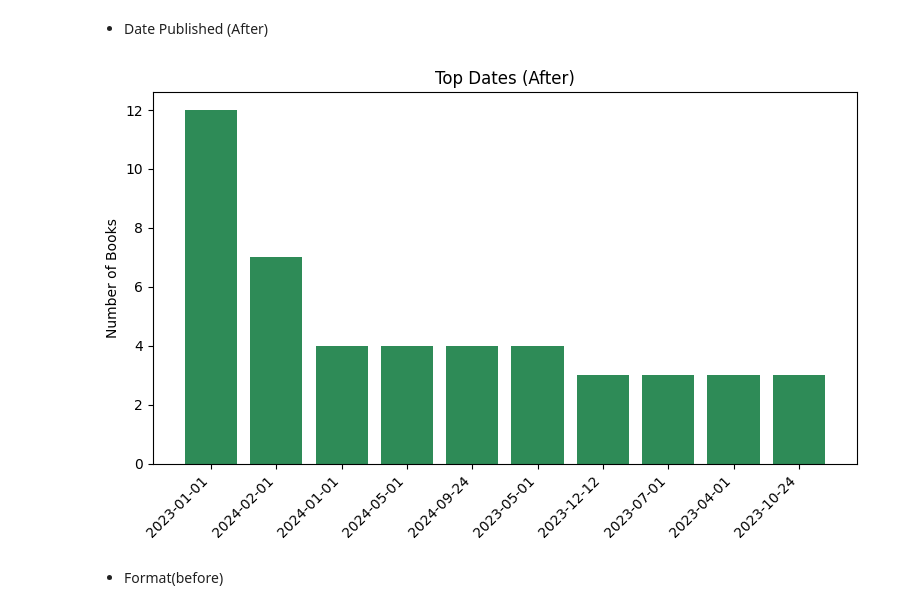
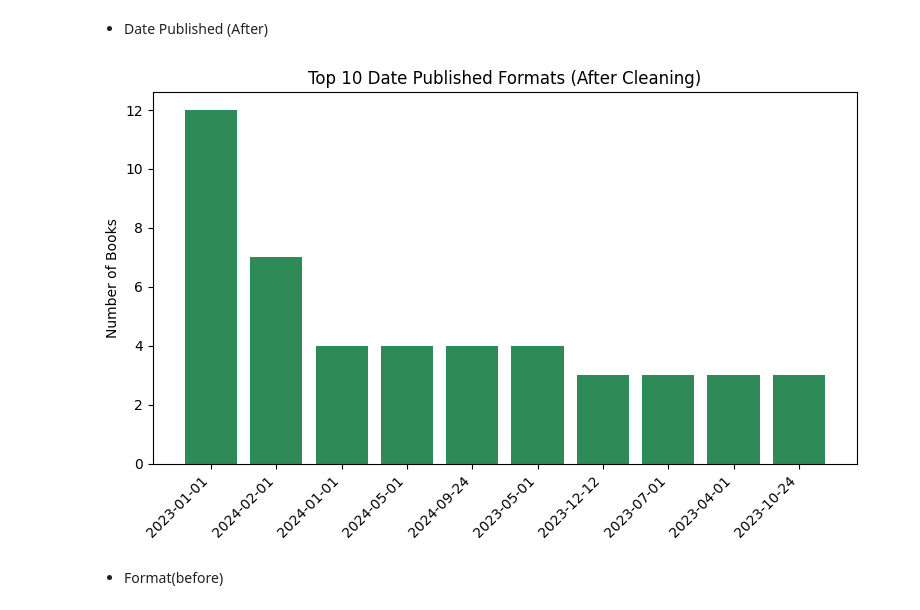
Before and after one commit to izzahrhnh/Datatada, a Jupyter notebook: 3IS1_GROUP_3_DATATADAA_GROUP_PROJECT_CODE_.ipynb, the cells around one changed output. Saved outputs shown, nothing was run; the diff lists cells and outputs as text; code cells hidden in the pictures.

```diff
--- a/3IS1_GROUP_3_DATATADAA_GROUP_PROJECT_CODE_.ipynb
+++ b/3IS1_GROUP_3_DATATADAA_GROUP_PROJECT_CODE_.ipynb
@@ -675,18 +675,18 @@ Name: Date Published, dtype: datetime64[ns]
 # %%
 plt.figure(figsize=(15,5))
 
 # Bar chart - clean dates
 date_clean = df['Date Published'].dropna().dt.strftime('%Y-%m-%d').value_counts().head(10)
 plt.subplot(1, 2, 1)
 plt.bar(date_clean.index, date_clean.values, color='seagreen')
 plt.xticks(rotation=45, ha='right')
 plt.ylabel("Number of Books")
-plt.title("Top Dates (After)")
+plt.title("Top 10 Date Published Formats (After Cleaning)")
 
 plt.tight_layout()
 plt.show()
 # %% [output]
-[figure, old version]
+[figure, new version]
 # %% [markdown]
 * Format(before)
 # %%
```
Also changed, not shown: parts of 8 cells of this notebook.
